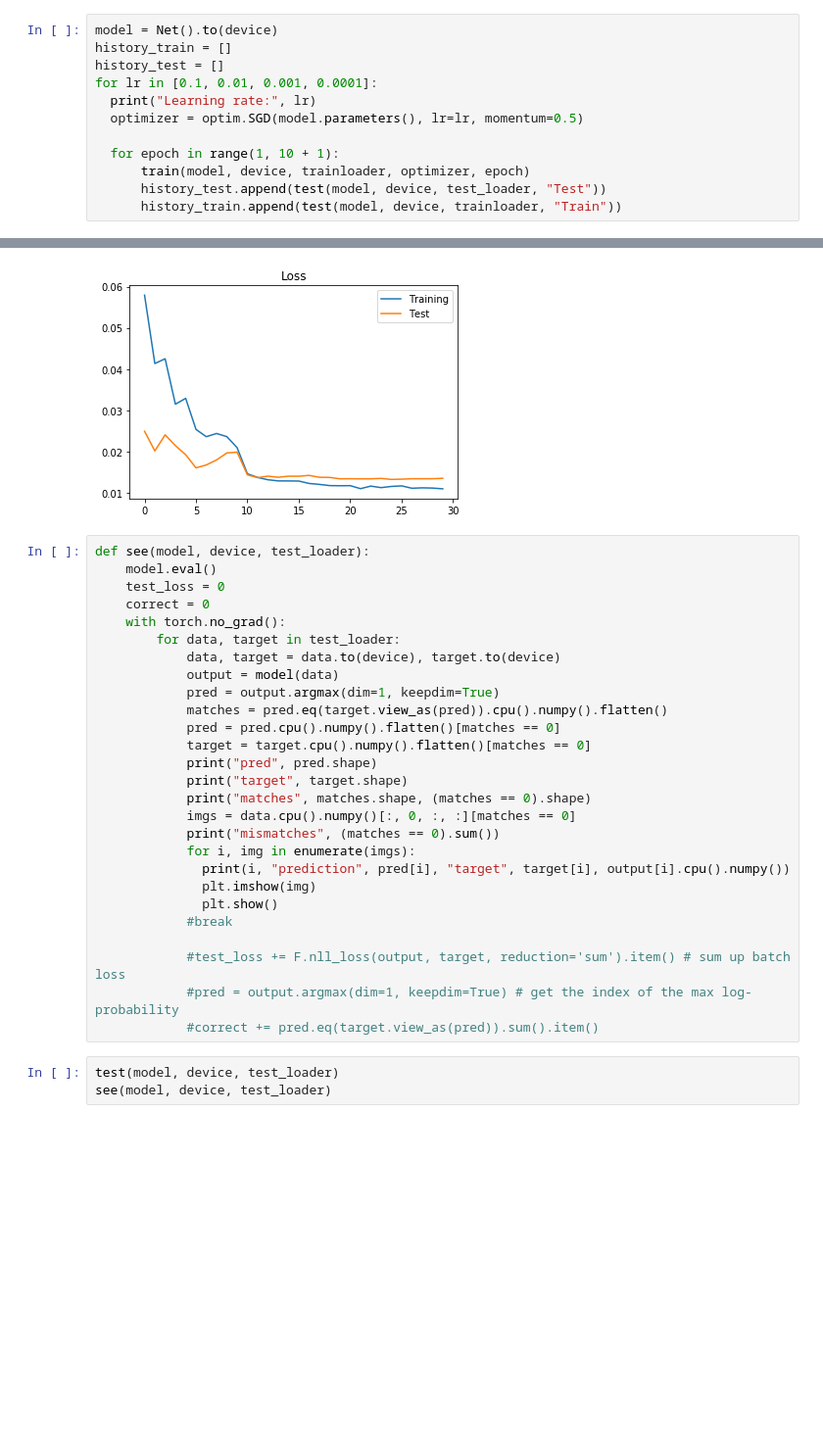
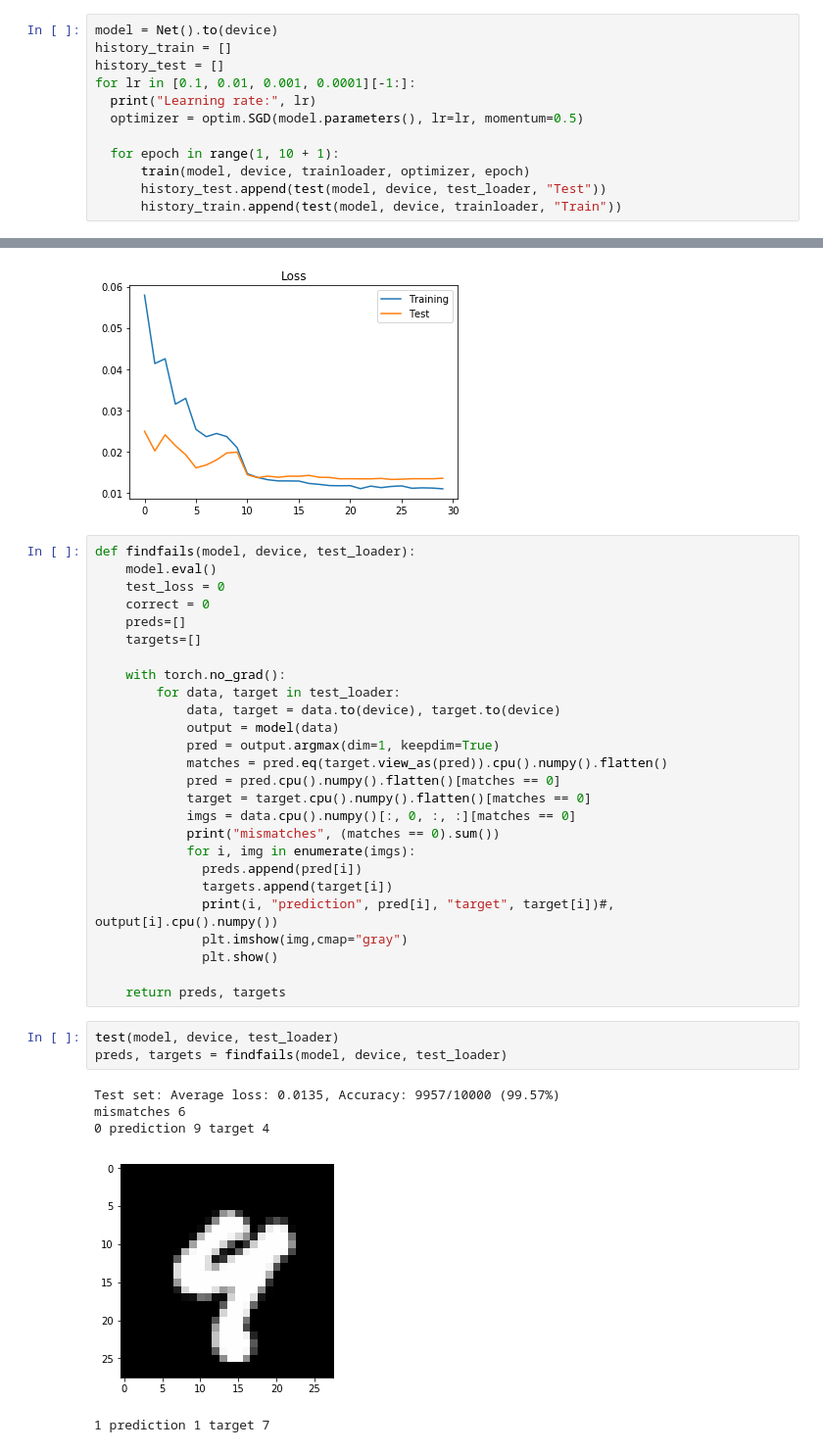
Before and after one commit to dettmar/machine-learning, a Jupyter notebook: MNIST_Pytorch.ipynb, the cells around one changed output, grey strips where cells are left out. Shown at 98% size. Saved outputs shown, nothing was run; the diff lists cells and outputs as text; blank space fills up the shorter version.

```diff
--- a/MNIST_Pytorch.ipynb
+++ b/MNIST_Pytorch.ipynb
@@ -97,7 +96,7 @@ def test(model, device, test_loader, datasetname = "Test"):
 model = Net().to(device)
 history_train = []
 history_test = []
-for lr in [0.1, 0.01, 0.001, 0.0001]:
+for lr in [0.1, 0.01, 0.001, 0.0001][-1:]:
   print("Learning rate:", lr)
   optimizer = optim.SGD(model.parameters(), lr=lr, momentum=0.5)
 
@@ -141,10 +139,13 @@ plotprog("Loss", [t[0] for t in history_train], [t[0] for t in history_test])
 [figure]
 [figure]
 # %%
-def see(model, device, test_loader):
+def findfails(model, device, test_loader):
     model.eval()
     test_loss = 0
     correct = 0
+    preds=[]
+    targets=[]
+
     with torch.no_grad():
         for data, target in test_loader:
             data, target = data.to(device), target.to(device)
@@ -153,20 +154,22 @@ def see(model, device, test_loader):
             matches = pred.eq(target.view_as(pred)).cpu().numpy().flatten()
             pred = pred.cpu().numpy().flatten()[matches == 0]
             target = target.cpu().numpy().flatten()[matches == 0]
-            print("pred", pred.shape)
-            print("target", target.shape)
-            print("matches", matches.shape, (matches == 0).shape)
             imgs = data.cpu().numpy()[:, 0, :, :][matches == 0]
             print("mismatches", (matches == 0).sum())
             for i, img in enumerate(imgs):
-              print(i, "prediction", pred[i], "target", target[i], output[i].cpu().numpy())
-              plt.imshow(img)
+              preds.append(pred[i])
+              targets.append(target[i])
+              print(i, "prediction", pred[i], "target", target[i])#, output[i].cpu().numpy())
+              plt.imshow(img,cmap="gray")
               plt.show()
-            #break
 
-            #test_loss += F.nll_loss(output, target, reduction='sum').item() # sum up batch loss
-            #pred = output.argmax(dim=1, keepdim=True) # get the index of the max log-probability
-            #correct += pred.eq(target.view_as(pred)).sum().item()
+    return preds, targets
 # %%
 test(model, device, test_loader)
-see(model, device, test_loader)
+preds, targets = findfails(model, device, test_loader)
+# %% [output]
+Test set: Average loss: 0.0135, Accuracy: 9957/10000 (99.57%)
+mismatches 6
+0 prediction 9 target 4
+[figure, added]
+1 prediction 1 target 7
```
Also changed, not shown: parts of 9 cells of this notebook.
